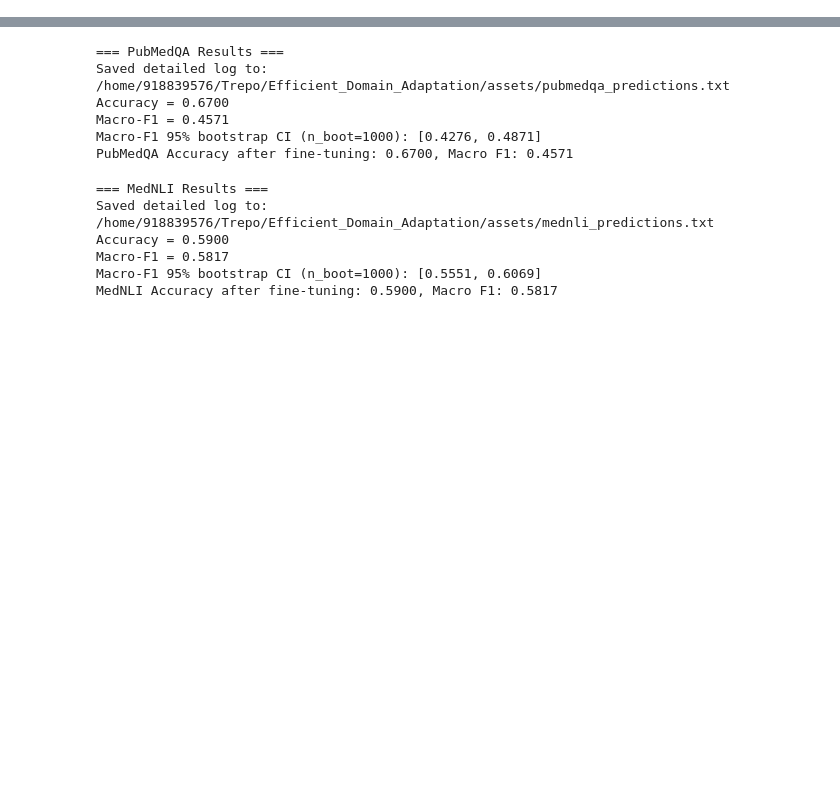
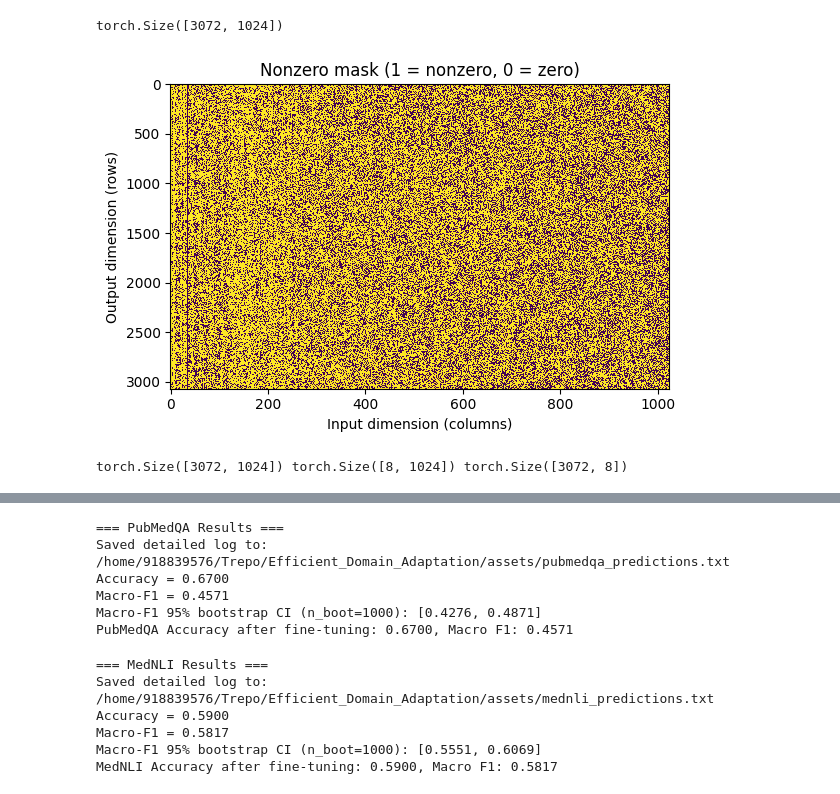
Before and after one commit to TagoreZhao/Efficient_Domain_Adaptation, a Jupyter notebook: presentation.ipynb, the cells around one changed output, grey strips where cells are left out. Saved outputs shown, nothing was run; the diff lists cells and outputs as text; code cells hidden in the pictures; blank space fills up the shorter version.

```diff
--- a/presentation.ipynb
+++ b/presentation.ipynb
@@ -85,0 +487,35 @@ Qwen3ForCausalLM(
+# %%
+import matplotlib.pyplot as plt
+
+W = model.model.layers[0].mlp.gate_proj.weight
+Wc = W.detach().clone()
+print(Wc.shape)
+
+
+mask_bool = (W != 0)  # torch.bool
+
+# move to CPU for plotting
+mask_np = mask_bool.detach().to("cpu").numpy()
+
+plt.figure(figsize=(6, 4))
+plt.imshow(mask_np, aspect="auto", interpolation="nearest")
+plt.title("Nonzero mask (1 = nonzero, 0 = zero)")
+plt.xlabel("Input dimension (columns)")
+plt.ylabel("Output dimension (rows)")
+plt.tight_layout()
+plt.show()
+
+torch.save(mask_bool.cpu(), "assets/wanda_mask_bool.pt")
+# %% [output]
+torch.Size([3072, 1024])
+[figure, added]
+# %%
+W = peft_model.base_model.model.model.layers[0].mlp.gate_proj.base_layer.weight
+A = peft_model.base_model.model.model.layers[0].mlp.gate_proj.lora_A.default.weight
+B = peft_model.base_model.model.model.layers[0].mlp.gate_proj.lora_B.default.weight
+Wc = W.detach().clone()
+Ac = A.detach().clone()
+Bc = B.detach().clone()
+print(Wc.shape, Ac.shape, Bc.shape)
+# %% [output]
+torch.Size([3072, 1024]) torch.Size([8, 1024]) torch.Size([3072, 8])
```
Also changed, not shown: parts of 6 cells of this notebook, 2 other files.
